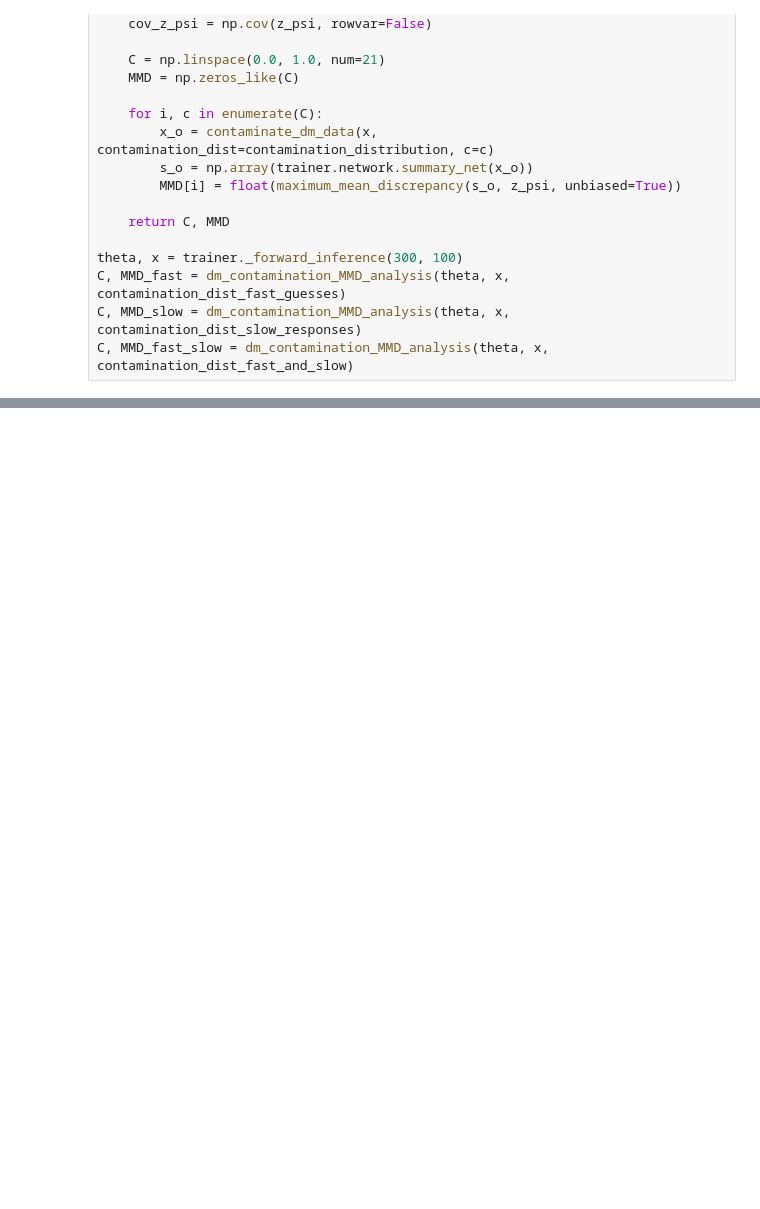
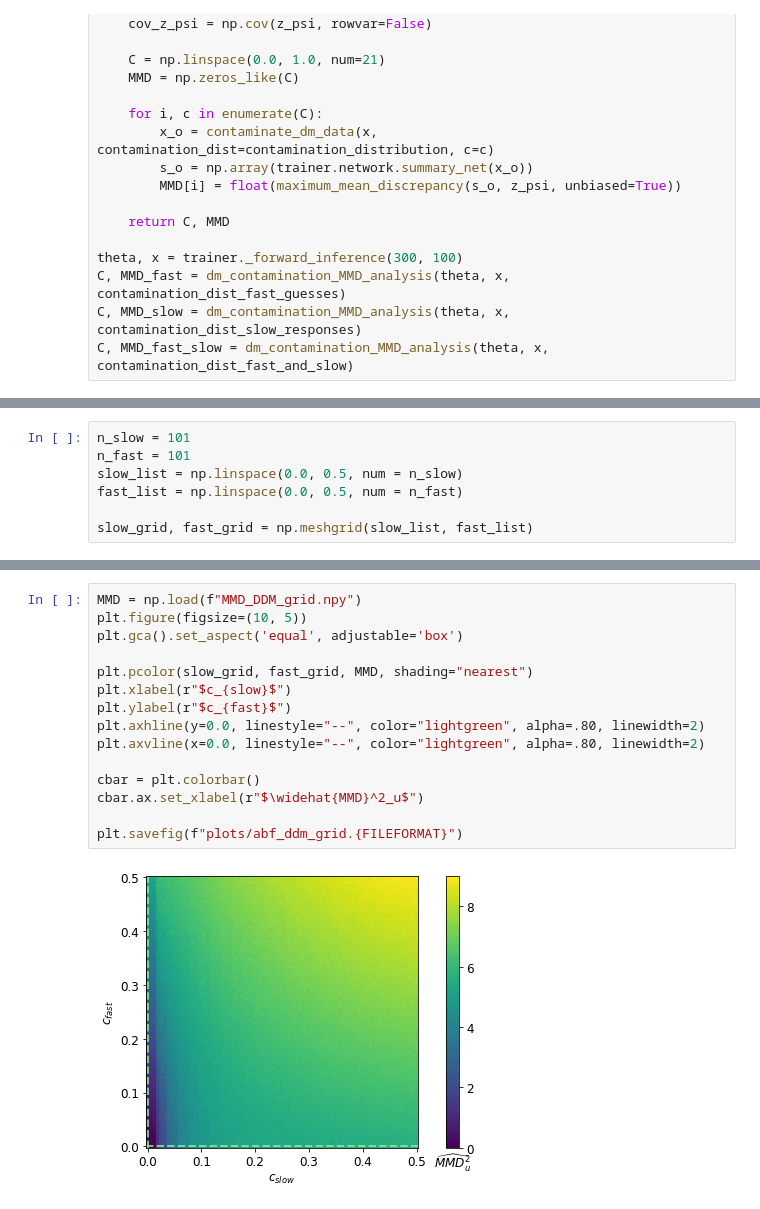
Before and after one commit to marvinschmitt/ModelMisspecificationBF, a Jupyter notebook: abf_ddm.ipynb, the cells around one changed output, grey strips where cells are left out. Saved outputs shown, nothing was run; the diff lists cells and outputs as text; blank space fills up the shorter version.

Commit message:
Add grid analysis for DDM

```diff
--- a/abf_ddm.ipynb
+++ b/abf_ddm.ipynb
@@ -365,0 +424,7 @@ plt.show()
+# %%
+n_slow = 101
+n_fast = 101
+slow_list = np.linspace(0.0, 0.5, num = n_slow)
+fast_list = np.linspace(0.0, 0.5, num = n_fast)
+
+slow_grid, fast_grid = np.meshgrid(slow_list, fast_list)
@@ -365,0 +451,17 @@ plt.show()
+# %%
+MMD = np.load(f"MMD_DDM_grid.npy")
+plt.figure(figsize=(10, 5))
+plt.gca().set_aspect('equal', adjustable='box')
+
+plt.pcolor(slow_grid, fast_grid, MMD, shading="nearest")
+plt.xlabel(r"$c_{slow}$")
+plt.ylabel(r"$c_{fast}$")
+plt.axhline(y=0.0, linestyle="--", color="lightgreen", alpha=.80, linewidth=2)
+plt.axvline(x=0.0, linestyle="--", color="lightgreen", alpha=.80, linewidth=2)
+
+cbar = plt.colorbar()
+cbar.ax.set_xlabel(r"$\widehat{MMD}^2_u$")
+
+plt.savefig(f"plots/abf_ddm_grid.{FILEFORMAT}")
+# %% [output]
+[figure, added]
```
Also changed, not shown: parts of 12 cells of this notebook.
